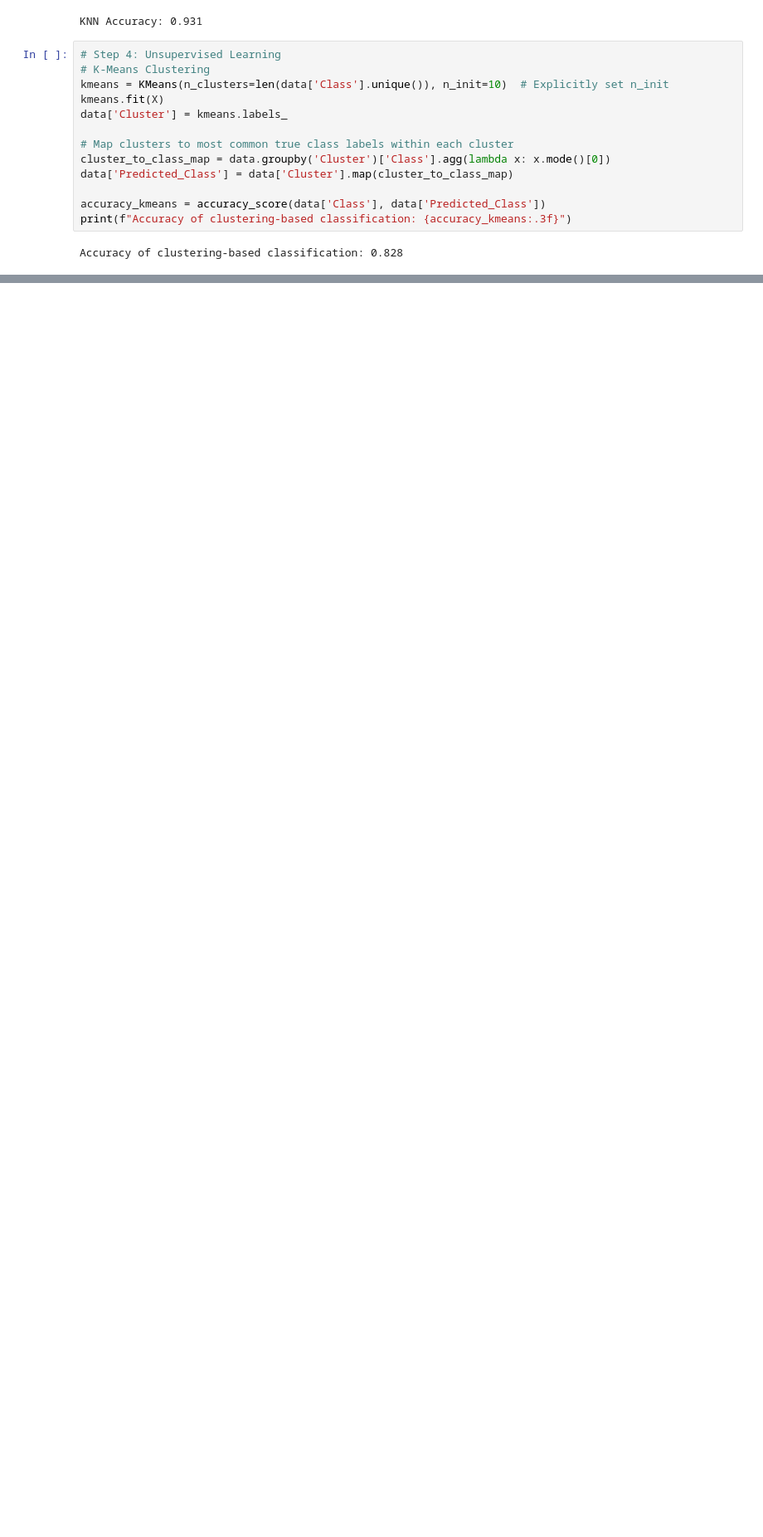
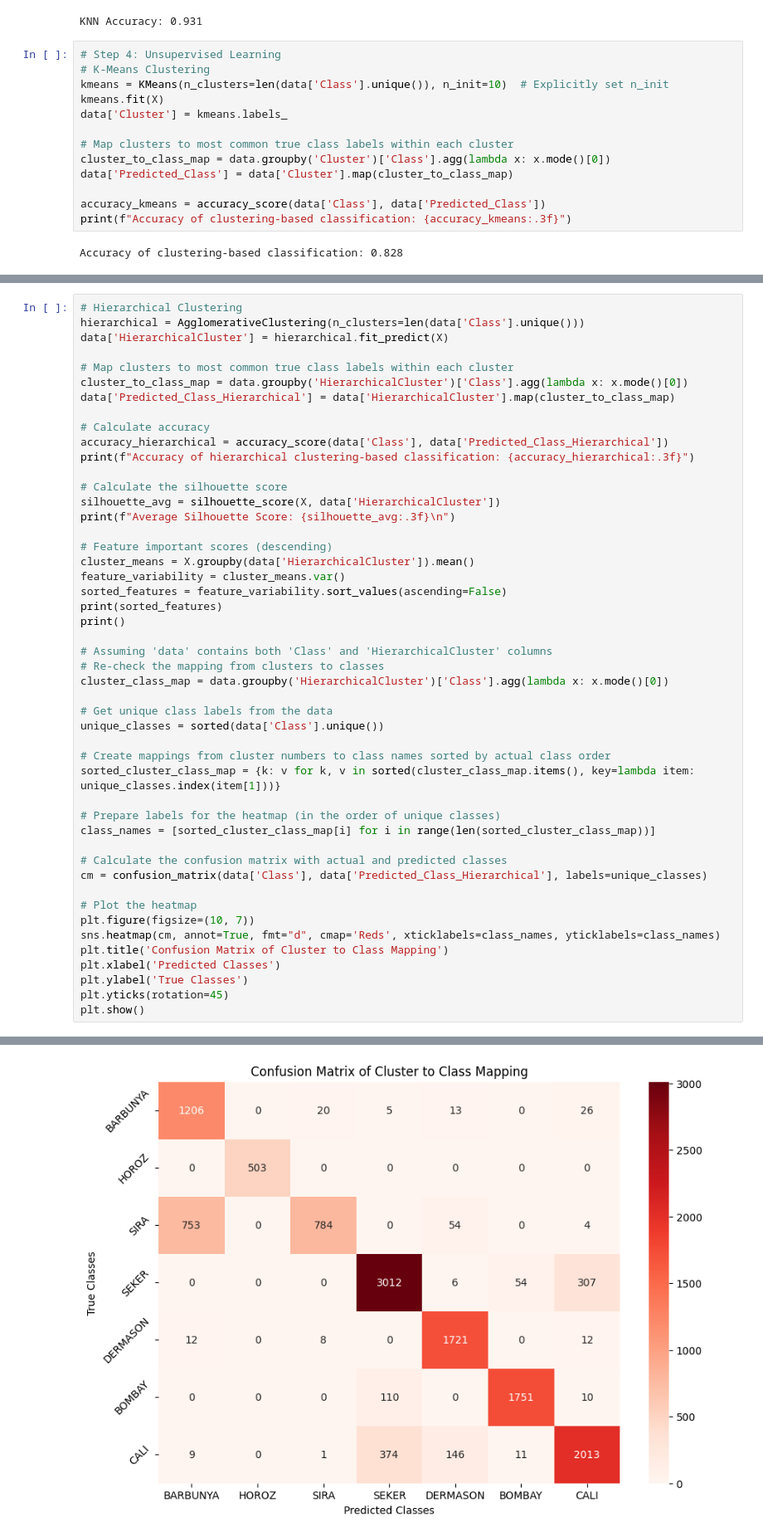
Before and after one commit to collaboratorsje/Dry_Beans_Models, a Jupyter notebook: src/Models.ipynb, the cells around one changed output, grey strips where cells are left out. Shown at 83% size. Drawn from its saved outputs; the diff is of its cells as text; blank space fills up the shorter version.

```diff
--- a/src/Models.ipynb
+++ b/src/Models.ipynb
@@ -480,0 +467,49 @@ Accuracy of hierarchical clustering-based classification: 0.850
+# %%
+# Hierarchical Clustering
+hierarchical = AgglomerativeClustering(n_clusters=len(data['Class'].unique()))
+data['HierarchicalCluster'] = hierarchical.fit_predict(X)
+
+# Map clusters to most common true class labels within each cluster
+cluster_to_class_map = data.groupby('HierarchicalCluster')['Class'].agg(lambda x: x.mode()[0])
+data['Predicted_Class_Hierarchical'] = data['HierarchicalCluster'].map(cluster_to_class_map)
+
+# Calculate accuracy
+accuracy_hierarchical = accuracy_score(data['Class'], data['Predicted_Class_Hierarchical'])
+print(f"Accuracy of hierarchical clustering-based classification: {accuracy_hierarchical:.3f}")
+
+# Calculate the silhouette score
+silhouette_avg = silhouette_score(X, data['HierarchicalCluster'])
+print(f"Average Silhouette Score: {silhouette_avg:.3f}\n")
+
+# Feature important scores (descending)
+cluster_means = X.groupby(data['HierarchicalCluster']).mean()
+feature_variability = cluster_means.var()
+sorted_features = feature_variability.sort_values(ascending=False)
+print(sorted_features)
+print()
+
+# Assuming 'data' contains both 'Class' and 'HierarchicalCluster' columns
+# Re-check the mapping from clusters to classes
+cluster_class_map = data.groupby('HierarchicalCluster')['Class'].agg(lambda x: x.mode()[0])
+
+# Get unique class labels from the data
+unique_classes = sorted(data['Class'].unique())
+
+# Create mappings from cluster numbers to class names sorted by actual class order
+sorted_cluster_class_map = {k: v for k, v in sorted(cluster_class_map.items(), key=lambda item: unique_classes.index(item[1]))}
+
+# Prepare labels for the heatmap (in the order of unique classes)
+class_names = [sorted_cluster_class_map[i] for i in range(len(sorted_cluster_class_map))]
+
+# Calculate the confusion matrix with actual and predicted classes
+cm = confusion_matrix(data['Class'], data['Predicted_Class_Hierarchical'], labels=unique_classes)
+
+# Plot the heatmap
+plt.figure(figsize=(10, 7))
+sns.heatmap(cm, annot=True, fmt="d", cmap='Reds', xticklabels=class_names, yticklabels=class_names)
+plt.title('Confusion Matrix of Cluster to Class Mapping')
+plt.xlabel('Predicted Classes')
+plt.ylabel('True Classes')
+plt.yticks(rotation=45)
+plt.show()
+# %% [output]
@@ -481 +536,2 @@ Accuracy of hierarchical clustering-based classification: 0.850
+[figure, added]
 # %%
```
Also changed, not shown: parts of 5 cells of this notebook.
